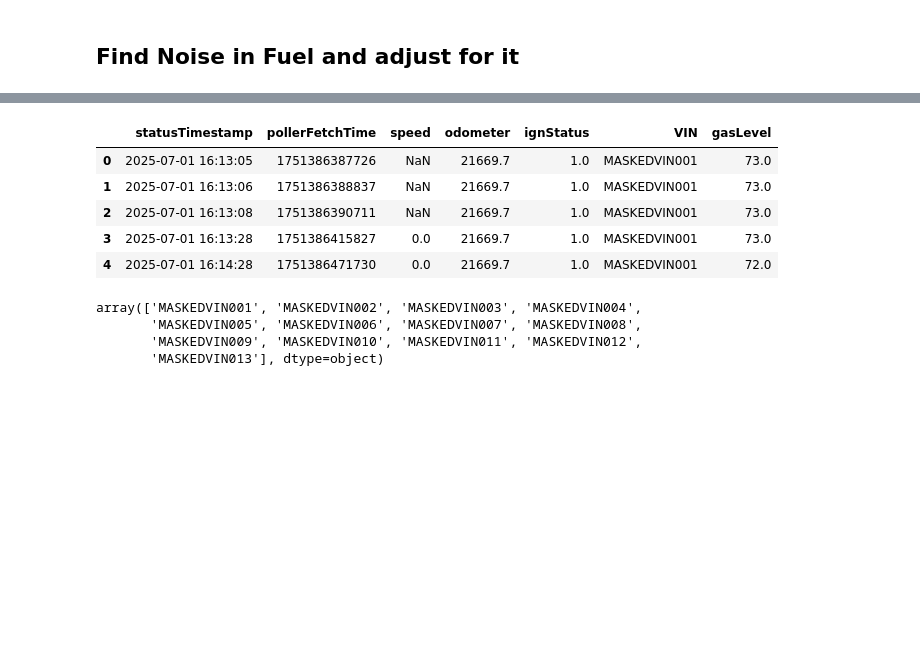
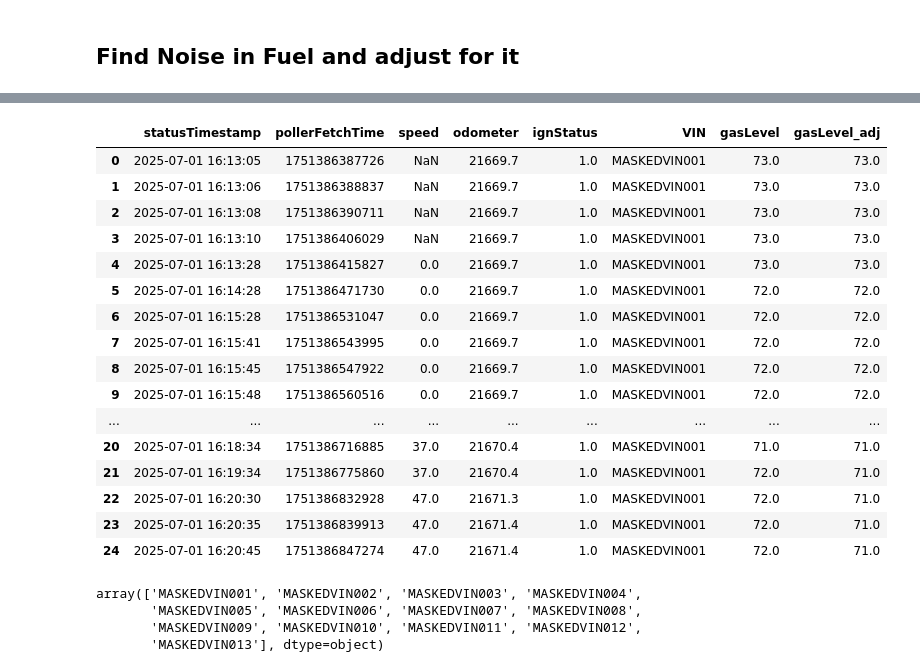
Before and after one commit to thirumuruganra/ds_assement_2026_summer_intern, a Jupyter notebook: tasks.ipynb, the cells around one changed output, grey strips where cells are left out. Drawn from its saved outputs; the diff is of its cells as text; code cells hidden in the pictures; blank space fills up the shorter version.

```diff
--- a/tasks.ipynb
+++ b/tasks.ipynb
@@ -255,12 +267,23 @@ final_df[['VIN', 'statusTimestamp', 'gasLevel', 'gasLevel_adj']].head(10)
 # %%
-final_df.head()
+final_df.head(25)
 # %% [output]
-|  | statusTimestamp | pollerFetchTime | speed | odometer | ignStatus | VIN | gasLevel |
-| 0 | 2025-07-01 16:13:05 | 1751386387726 | NaN | 21669.7 | 1.0 | MASKEDVIN001 | 73.0 |
-| 1 | 2025-07-01 16:13:06 | 1751386388837 | NaN | 21669.7 | 1.0 | MASKEDVIN001 | 73.0 |
-| 2 | 2025-07-01 16:13:08 | 1751386390711 | NaN | 21669.7 | 1.0 | MASKEDVIN001 | 73.0 |
-| 3 | 2025-07-01 16:13:28 | 1751386415827 | 0.0 | 21669.7 | 1.0 | MASKEDVIN001 | 73.0 |
-| 4 | 2025-07-01 16:14:28 | 1751386471730 | 0.0 | 21669.7 | 1.0 | MASKEDVIN001 | 72.0 |
+|  | statusTimestamp | pollerFetchTime | speed | odometer | ignStatus | VIN | gasLevel | gasLevel_adj |
+| 0 | 2025-07-01 16:13:05 | 1751386387726 | NaN | 21669.7 | 1.0 | MASKEDVIN001 | 73.0 | 73.0 |
+| 1 | 2025-07-01 16:13:06 | 1751386388837 | NaN | 21669.7 | 1.0 | MASKEDVIN001 | 73.0 | 73.0 |
+| 2 | 2025-07-01 16:13:08 | 1751386390711 | NaN | 21669.7 | 1.0 | MASKEDVIN001 | 73.0 | 73.0 |
+| 3 | 2025-07-01 16:13:10 | 1751386406029 | NaN | 21669.7 | 1.0 | MASKEDVIN001 | 73.0 | 73.0 |
+| 4 | 2025-07-01 16:13:28 | 1751386415827 | 0.0 | 21669.7 | 1.0 | MASKEDVIN001 | 73.0 | 73.0 |
+| 5 | 2025-07-01 16:14:28 | 1751386471730 | 0.0 | 21669.7 | 1.0 | MASKEDVIN001 | 72.0 | 72.0 |
+| 6 | 2025-07-01 16:15:28 | 1751386531047 | 0.0 | 21669.7 | 1.0 | MASKEDVIN001 | 72.0 | 72.0 |
+| 7 | 2025-07-01 16:15:41 | 1751386543995 | 0.0 | 21669.7 | 1.0 | MASKEDVIN001 | 72.0 | 72.0 |
+| 8 | 2025-07-01 16:15:45 | 1751386547922 | 0.0 | 21669.7 | 1.0 | MASKEDVIN001 | 72.0 | 72.0 |
+| 9 | 2025-07-01 16:15:48 | 1751386560516 | 0.0 | 21669.7 | 1.0 | MASKEDVIN001 | 72.0 | 72.0 |
+| ... | ... | ... | ... | ... | ... | ... | ... | ... |
+| 20 | 2025-07-01 16:18:34 | 1751386716885 | 37.0 | 21670.4 | 1.0 | MASKEDVIN001 | 71.0 | 71.0 |
+| 21 | 2025-07-01 16:19:34 | 1751386775860 | 37.0 | 21670.4 | 1.0 | MASKEDVIN001 | 72.0 | 71.0 |
+| 22 | 2025-07-01 16:20:30 | 1751386832928 | 47.0 | 21671.3 | 1.0 | MASKEDVIN001 | 72.0 | 71.0 |
+| 23 | 2025-07-01 16:20:35 | 1751386839913 | 47.0 | 21671.4 | 1.0 | MASKEDVIN001 | 72.0 | 71.0 |
+| 24 | 2025-07-01 16:20:45 | 1751386847274 | 47.0 | 21671.4 | 1.0 | MASKEDVIN001 | 72.0 | 71.0 |
 # %%
 final_df['VIN'].unique()
 # %% [output]
```
Also changed, not shown: parts of 1 cell of this notebook.
